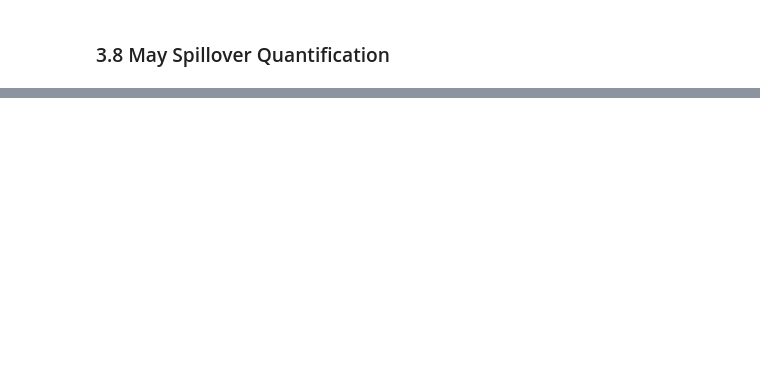
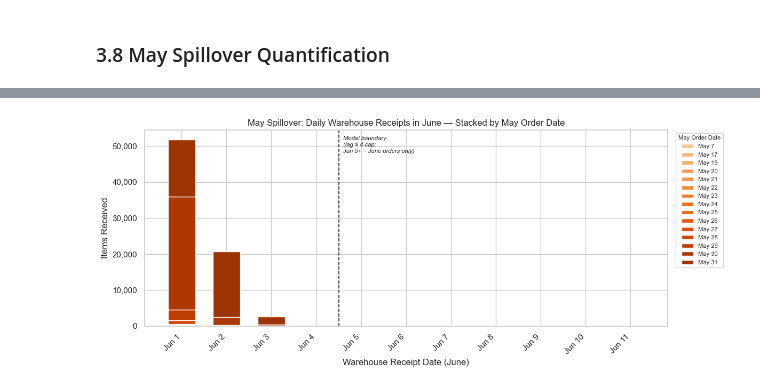
Before and after one commit to traha-89/zalando_fcst_case_study, a Jupyter notebook: analysis.ipynb, the cells around one changed output, grey strips where cells are left out. Saved outputs shown, nothing was run; the diff lists cells and outputs as text; code cells hidden in the pictures; blank space fills up the shorter version.

Commit message:
Data Exploration - May Spillover quantification

```diff
--- a/analysis.ipynb
+++ b/analysis.ipynb
@@ -1010,2 +1008,22 @@ plt.show()
 # %% [markdown]
 ### 3.8 May Spillover Quantification
+# %%
+# May spillover: items from May orders received in June (directly from input_1)
+spillover = hist[hist["date_wh_receive"].dt.month == 6].copy()
+
+may_orders_total = hist[hist["date_order"].dt.month == 5]["items"].sum()
+spillover_total = spillover["items"].sum()
+
+print("=== May Spillover: Summary ===")
+print(f"Total spillover items:           {spillover_total:>12,.0f}")
+print(f"Total May ordered items:         {may_orders_total:>12,.0f}")
+print(f"Spillover as % of May orders:    {spillover_total / may_orders_total * 100:>11.1f}%")
+print(f"Receipt date range:              {spillover['date_wh_receive'].min().date()} → {spillover['date_wh_receive'].max().date()}")
+print(f"Unique contributing order dates: {spillover['date_order'].nunique()}")
+
+print("\nDaily spillover breakdown:")
+daily_spill = spillover.groupby("date_wh_receive")["items"].sum().reset_index()
+daily_spill.columns = ["receipt_date", "spillover_items"]
+display(daily_spill.assign(
+    pct_of_total=lambda d: d["spillover_items"] / spillover_total * 100
+).style.format({"spillover_items": "{:,.0f}", "pct_of_total": "{:.1f}%"}))
@@ -1011,0 +1051,50 @@ plt.show()
+# %%
+# Stacked bar chart: daily spillover by contributing May order date
+spill_by_order = (
+    spillover.groupby(["date_wh_receive", "date_order"])["items"]
+    .sum()
+    .reset_index()
+)
+spill_pivot = (
+    spill_by_order
+    .pivot_table(index="date_wh_receive", columns="date_order", values="items", fill_value=0)
+    .sort_index()
+)
+spill_pivot.columns = [c.strftime("%b %-d") for c in spill_pivot.columns]
+
+# Orange gradient: lighter for earlier order dates, darker for more recent
+n_cols = len(spill_pivot.columns)
+colors = [plt.cm.Oranges(0.3 + 0.6 * i / max(n_cols - 1, 1)) for i in range(n_cols)]
+
+fig, ax = plt.subplots(figsize=(12, 5))
+
+bottom = np.zeros(len(spill_pivot))
+x = np.arange(len(spill_pivot))
+for col, color in zip(spill_pivot.columns, colors):
+    ax.bar(x, spill_pivot[col], bottom=bottom, color=color, label=col, width=0.6)
+    bottom += spill_pivot[col].values
+
+# Model boundary: May 31 + lag 4 = Jun 4 (last spillover day per our lag cap)
+# Jun 5 onwards: only June orders contribute in the model
+model_boundary_date = pd.Timestamp("2022-06-04")
+if model_boundary_date in spill_pivot.index:
+    boundary_x = list(spill_pivot.index).index(model_boundary_date)
+    ax.axvline(x=boundary_x + 0.5, color="#1A1A1A", linestyle="--", linewidth=1.2)
+    ymax = ax.get_ylim()[1]
+    ax.text(boundary_x + 0.6, ymax * 0.97,
+            "Model boundary\n(lag ≤ 4 cap;\nJun 5+ = June orders only)",
+            fontsize=8, color="#1A1A1A", style="italic", va="top")
+
+ax.set_xticks(x)
+ax.set_xticklabels([d.strftime("%b %-d") for d in spill_pivot.index], rotation=45, ha="right")
+ax.set_xlabel("Warehouse Receipt Date (June)")
+ax.set_ylabel("Items Received")
+ax.set_title("May Spillover: Daily Warehouse Receipts in June — Stacked by May Order Date")
+ax.yaxis.set_major_formatter(plt.FuncFormatter(lambda y, _: f"{y:,.0f}"))
+ax.legend(title="May Order Date", bbox_to_anchor=(1.01, 1), loc="upper left",
+          fontsize=8, title_fontsize=8)
+
+plt.tight_layout()
+plt.show()
+# %% [output]
+[figure, added]
```
Also changed, not shown: parts of 3 cells of this notebook, 1 other file.
